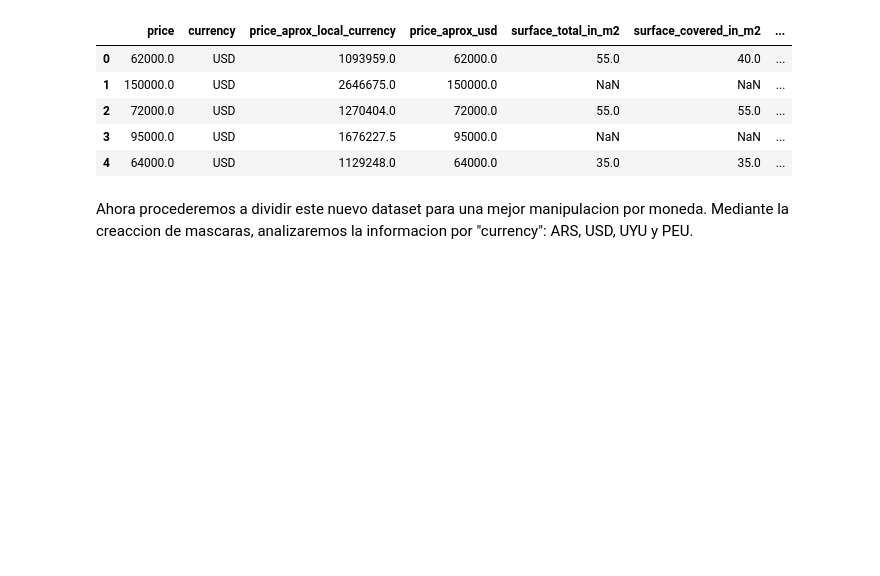
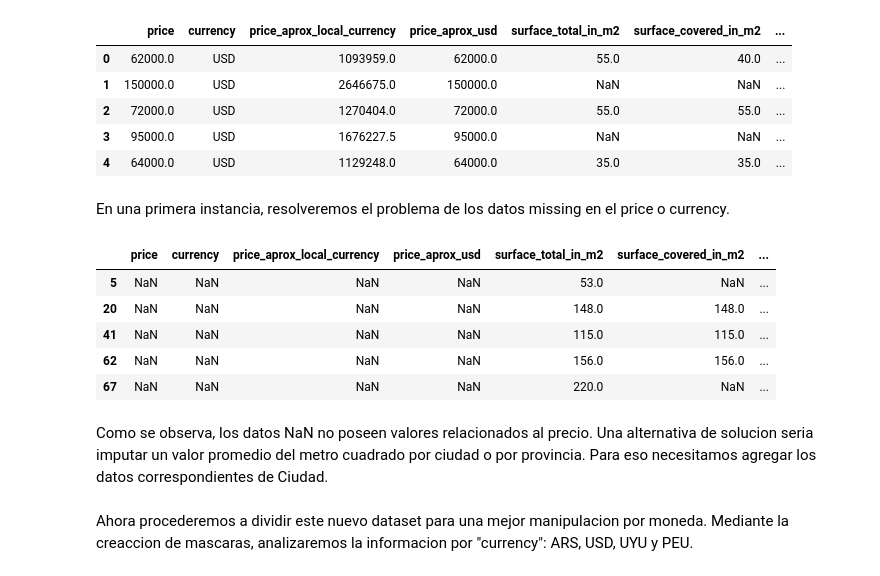
Before and after one commit to fbenitezpiloni/dh_tp_grupo_13, a Jupyter notebook: TP1/TP1_DH.ipynb, the cells around one changed output. Drawn from its saved outputs; the diff is of its cells as text; code cells hidden in the pictures; blank space fills up the shorter version.

```diff
--- a/TP1/TP1_DH.ipynb
+++ b/TP1/TP1_DH.ipynb
@@ -254,3 +272,11 @@ Realizando el split de la columna "place_with_parent_names" y comparando estos d
 Por tal motivo se procede a: imputar/reemplazar la columna "place_name" por "ciudad_nuevo"
 # %%
 # PENDIENTE: HACER IMPUTACIÓN, ES DROPEAR PLACE NAME Y AGREGAR CIUDAD NUEVO
+
+df_ciudad_nueva=df_check_place.drop(["country_name","place_name","place_with_parent_names",
+"pais_nuevo","provincia_nuevo","state_name"],axis=1)
+df_ciudad_nueva
+
+df_prop=pd.concat([df_prop,df_ciudad_nueva], axis=1)
+df_prop=df_prop.drop(["place_name"], axis=1)
+df_prop.head(2)
@@ -300,3 +375,19 @@ df_price.head()
 | 2 | 72000.0 | USD | 1270404.0 | 72000.0 | 55.0 | 55.0 | ... |
 | 3 | 95000.0 | USD | 1676227.5 | 95000.0 | NaN | NaN | ... |
 | 4 | 64000.0 | USD | 1129248.0 | 64000.0 | 35.0 | 35.0 | ... |
+# %% [markdown]
+En una primera instancia, resolveremos el problema de los datos missing en el price o currency.
+# %%
+df_price_nulos=df_price["currency"].isnull() #mascara
+
+df_nulos_1=df_price[df_price_nulos].head()#DF con la mascara
+df_nulos_1
+# %% [output]
+|  | price | currency | price_aprox_local_currency | price_aprox_usd | surface_total_in_m2 | surface_covered_in_m2 | ... |
+| 5 | NaN | NaN | NaN | NaN | 53.0 | NaN | ... |
+| 20 | NaN | NaN | NaN | NaN | 148.0 | 148.0 | ... |
+| 41 | NaN | NaN | NaN | NaN | 115.0 | 115.0 | ... |
+| 62 | NaN | NaN | NaN | NaN | 156.0 | 156.0 | ... |
+| 67 | NaN | NaN | NaN | NaN | 220.0 | NaN | ... |
+# %% [markdown]
+Como se observa, los datos NaN no poseen valores relacionados al precio. Una alternativa de solucion seria imputar un valor promedio del metro cuadrado por ciudad o por provincia. Para eso necesitamos agregar los datos correspondientes de Ciudad.
```
Also changed, not shown: parts of 6 cells of this notebook.
